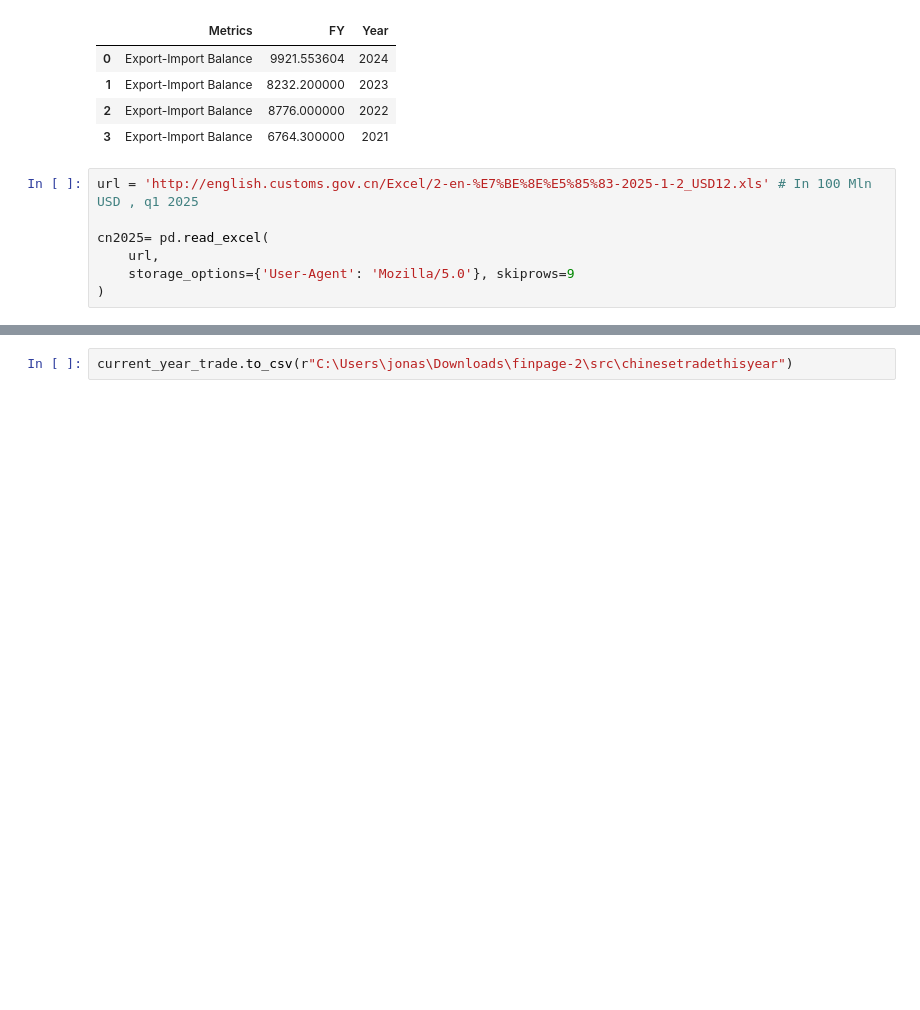
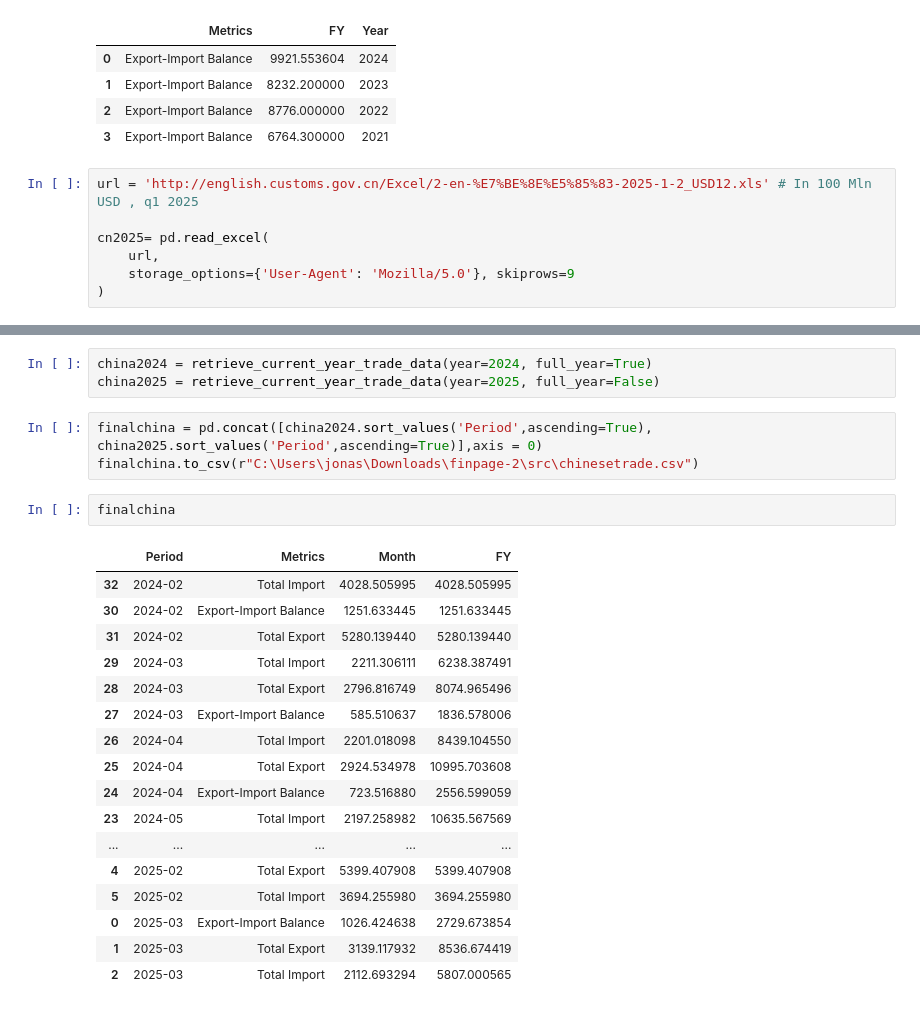
Before and after one commit to JonasHasl/finpage, a Jupyter notebook: src/pages/tradeEU.ipynb, the cells around one changed output, grey strips where cells are left out. Cells and saved outputs as stored; diff of their text form; blank space fills up the shorter version.

```diff
--- a/src/pages/tradeEU.ipynb
+++ b/src/pages/tradeEU.ipynb
@@ -312,2 +389,26 @@ Final Dataset:
-# %%
-current_year_trade.to_csv(r"C:\Users\jonas\Downloads\finpage-2\src\chinesetradethisyear")
+# %%
+china2024 = retrieve_current_year_trade_data(year=2024, full_year=True)
+china2025 = retrieve_current_year_trade_data(year=2025, full_year=False)
+# %%
+finalchina = pd.concat([china2024.sort_values('Period',ascending=True), china2025.sort_values('Period',ascending=True)],axis = 0)
+finalchina.to_csv(r"C:\Users\jonas\Downloads\finpage-2\src\chinesetrade.csv")
+# %%
+finalchina
+# %% [output]
+|  | Period | Metrics | Month | FY |
+| 32 | 2024-02 | Total Import | 4028.505995 | 4028.505995 |
+| 30 | 2024-02 | Export-Import Balance | 1251.633445 | 1251.633445 |
+| 31 | 2024-02 | Total Export | 5280.139440 | 5280.139440 |
+| 29 | 2024-03 | Total Import | 2211.306111 | 6238.387491 |
+| 28 | 2024-03 | Total Export | 2796.816749 | 8074.965496 |
+| 27 | 2024-03 | Export-Import Balance | 585.510637 | 1836.578006 |
+| 26 | 2024-04 | Total Import | 2201.018098 | 8439.104550 |
+| 25 | 2024-04 | Total Export | 2924.534978 | 10995.703608 |
+| 24 | 2024-04 | Export-Import Balance | 723.516880 | 2556.599059 |
+| 23 | 2024-05 | Total Import | 2197.258982 | 10635.567569 |
+| ... | ... | ... | ... | ... |
+| 4 | 2025-02 | Total Export | 5399.407908 | 5399.407908 |
+| 5 | 2025-02 | Total Import | 3694.255980 | 3694.255980 |
+| 0 | 2025-03 | Export-Import Balance | 1026.424638 | 2729.673854 |
+| 1 | 2025-03 | Total Export | 3139.117932 | 8536.674419 |
+| 2 | 2025-03 | Total Import | 2112.693294 | 5807.000565 |
```
Also changed, not shown: parts of 10 cells of this notebook, 6 other files.
